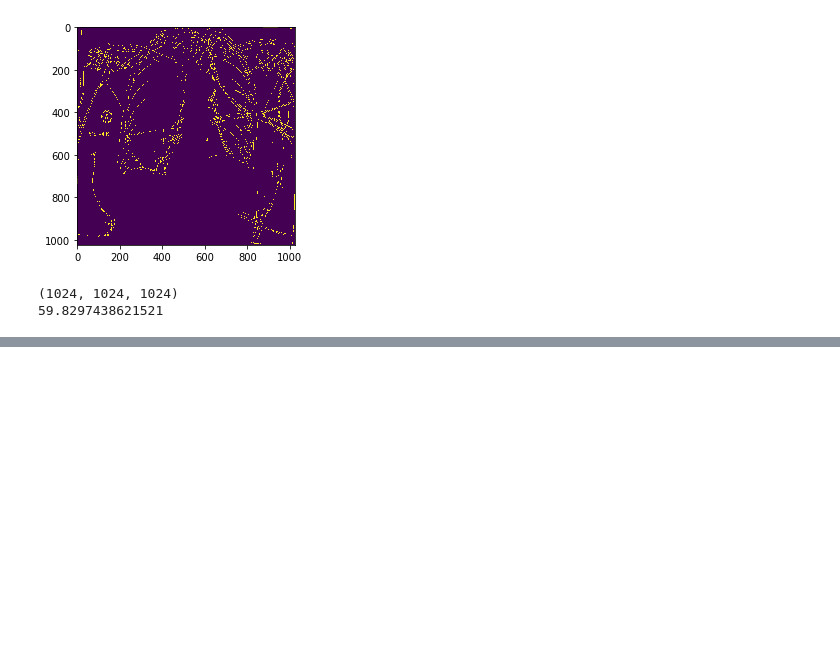
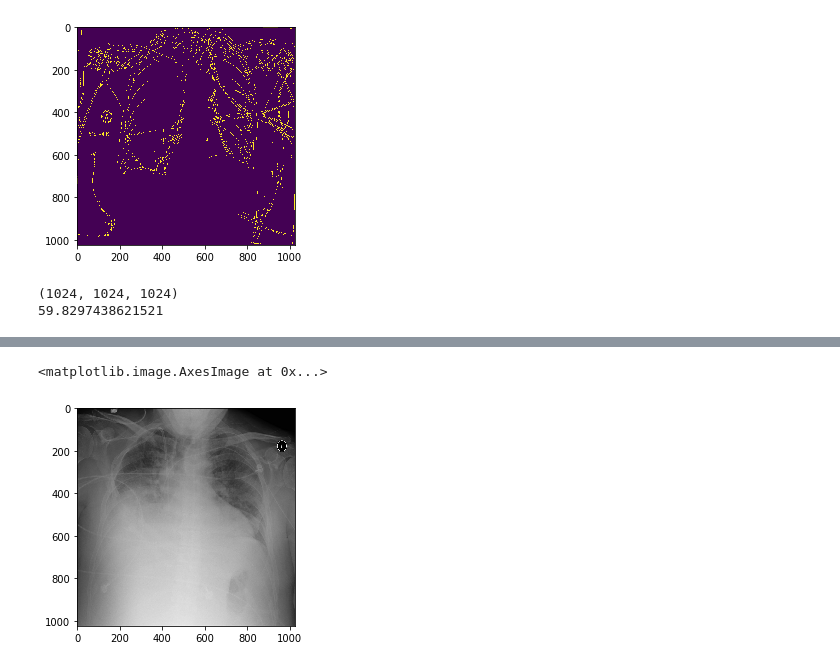
Before and after one commit to jek343/Pneumonia-Detection, a Jupyter notebook: Dataset.ipynb, the cells around one changed output, grey strips where cells are left out. Saved outputs shown, nothing was run; the diff lists cells and outputs as text; code cells hidden in the pictures; blank space fills up the shorter version.

```diff
--- a/Dataset.ipynb
+++ b/Dataset.ipynb
@@ -139,0 +198,6 @@ array([[0.  , 0.  , 0.  , 0.  , 0.  , 0.  , 0.  , 0.  ],
+# %%
+image = train.load_image(5)
+plt.imshow(image)
+# %% [output]
+<matplotlib.image.AxesImage at 0x...>
+[figure, added]
```
Also changed, not shown: parts of 9 cells of this notebook.
